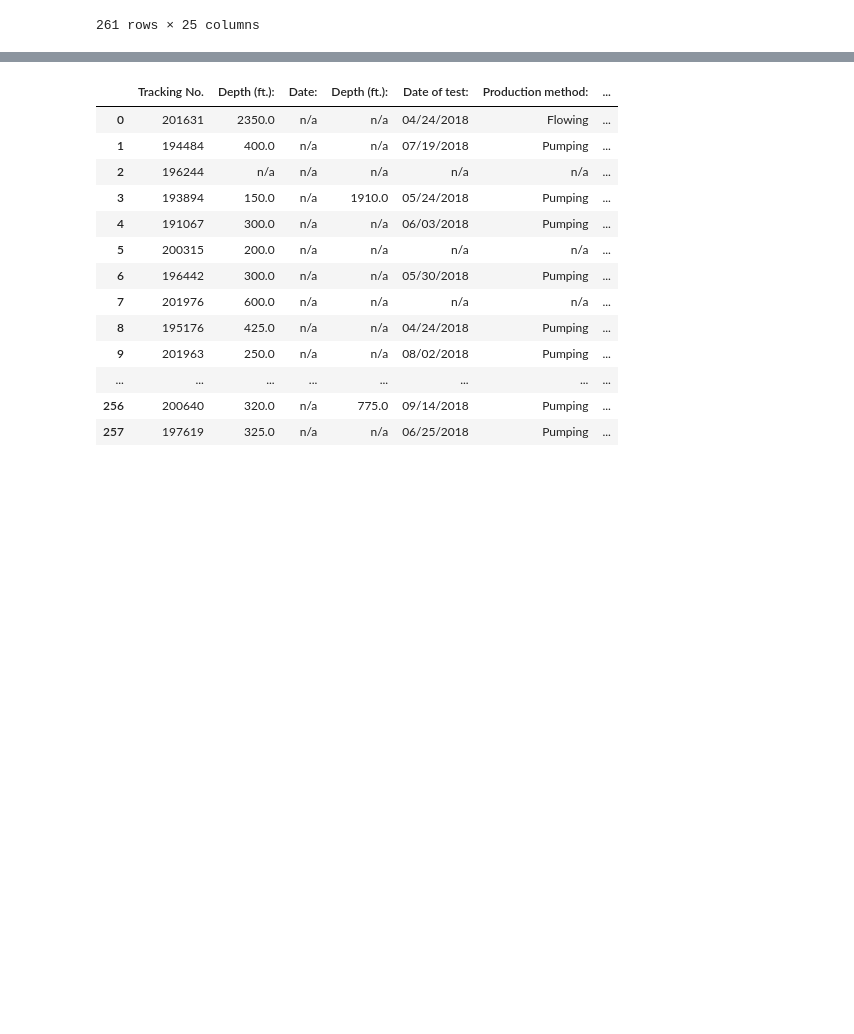
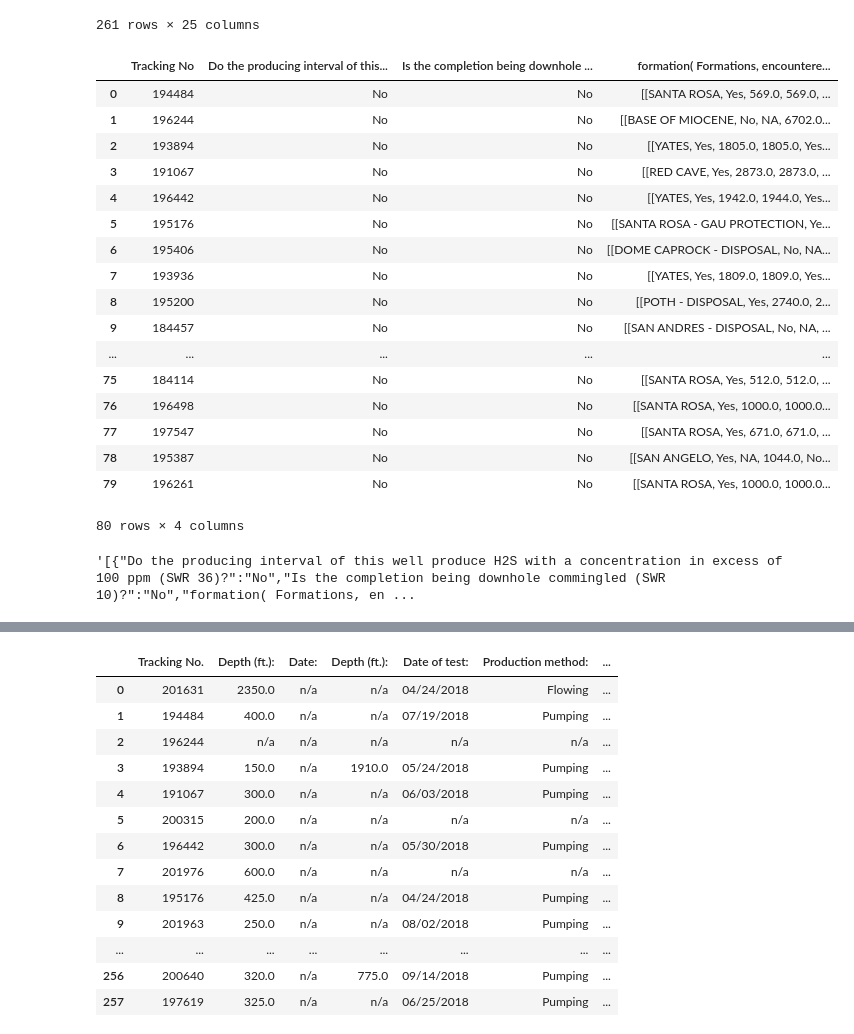
Before and after one commit to marnithpeng/SM_dataIn_Tex, a Jupyter notebook: Sumitomo-workstream-progress.ipynb, the cells around one changed output, grey strips where cells are left out. Saved outputs shown, nothing was run; the diff lists cells and outputs as text; code cells hidden in the pictures; blank space fills up the shorter version.

Commit message:
formation data output
formation data test complete

```diff
--- a/Sumitomo-workstream-progress.ipynb
+++ b/Sumitomo-workstream-progress.ipynb
@@ -1490,3 +1630,27 @@ df2
 | 259 | 201172 | 1075.0 | n/a | n/a | 02/16/2018 | Pumping | ... |
 | 260 | 197816 | 1050.0 | n/a | n/a | n/a | n/a | ... |
 261 rows × 25 columns
+# %%
+import pandas as pd
+df3=pd.DataFrame(well_row3, columns=['Tracking No','Do the producing interval of this well produce H2S with a concentration in excess of 100 ppm (SWR 36)?',
+ 'Is the completion being downhole commingled (SWR 10)?','formation( Formations, encountered, Depth TBD(ft.), Depth MD(ft.), Is formation isolated?, Remarks )'])
+df3
+# %% [output]
+|  | Tracking No | Do the producing interval of this... | Is the completion being downhole ... | formation( Formations, encountere... |
+| 0 | 194484 | No | No | [[SANTA ROSA, Yes, 569.0, 569.0, ... |
+| 1 | 196244 | No | No | [[BASE OF MIOCENE, No, NA, 6702.0... |
+| 2 | 193894 | No | No | [[YATES, Yes, 1805.0, 1805.0, Yes... |
+| 3 | 191067 | No | No | [[RED CAVE, Yes, 2873.0, 2873.0, ... |
+| 4 | 196442 | No | No | [[YATES, Yes, 1942.0, 1944.0, Yes... |
+| 5 | 195176 | No | No | [[SANTA ROSA - GAU PROTECTION, Ye... |
+| 6 | 195406 | No | No | [[DOME CAPROCK - DISPOSAL, No, NA... |
+| 7 | 193936 | No | No | [[YATES, Yes, 1809.0, 1809.0, Yes... |
+| 8 | 195200 | No | No | [[POTH - DISPOSAL, Yes, 2740.0, 2... |
+| 9 | 184457 | No | No | [[SAN ANDRES - DISPOSAL, No, NA, ... |
+| ... | ... | ... | ... | ... |
+| 75 | 184114 | No | No | [[SANTA ROSA, Yes, 512.0, 512.0, ... |
+| 76 | 196498 | No | No | [[SANTA ROSA, Yes, 1000.0, 1000.0... |
+| 77 | 197547 | No | No | [[SANTA ROSA, Yes, 671.0, 671.0, ... |
+| 78 | 195387 | No | No | [[SAN ANGELO, Yes, NA, 1044.0, No... |
+| 79 | 196261 | No | No | [[SANTA ROSA, Yes, 1000.0, 1000.0... |
+80 rows × 4 columns
@@ -1492,0 +1659,4 @@ df2
+# %%
+w2_p3_formation
+# %% [output]
+'[{"Do the producing interval of this well produce H2S with a concentration in excess of 100 ppm (SWR 36)?":"No","Is the completion being downhole commingled (SWR 10)?":"No","formation( Formations, en ...
```
Also changed, not shown: parts of 15 cells of this notebook.
